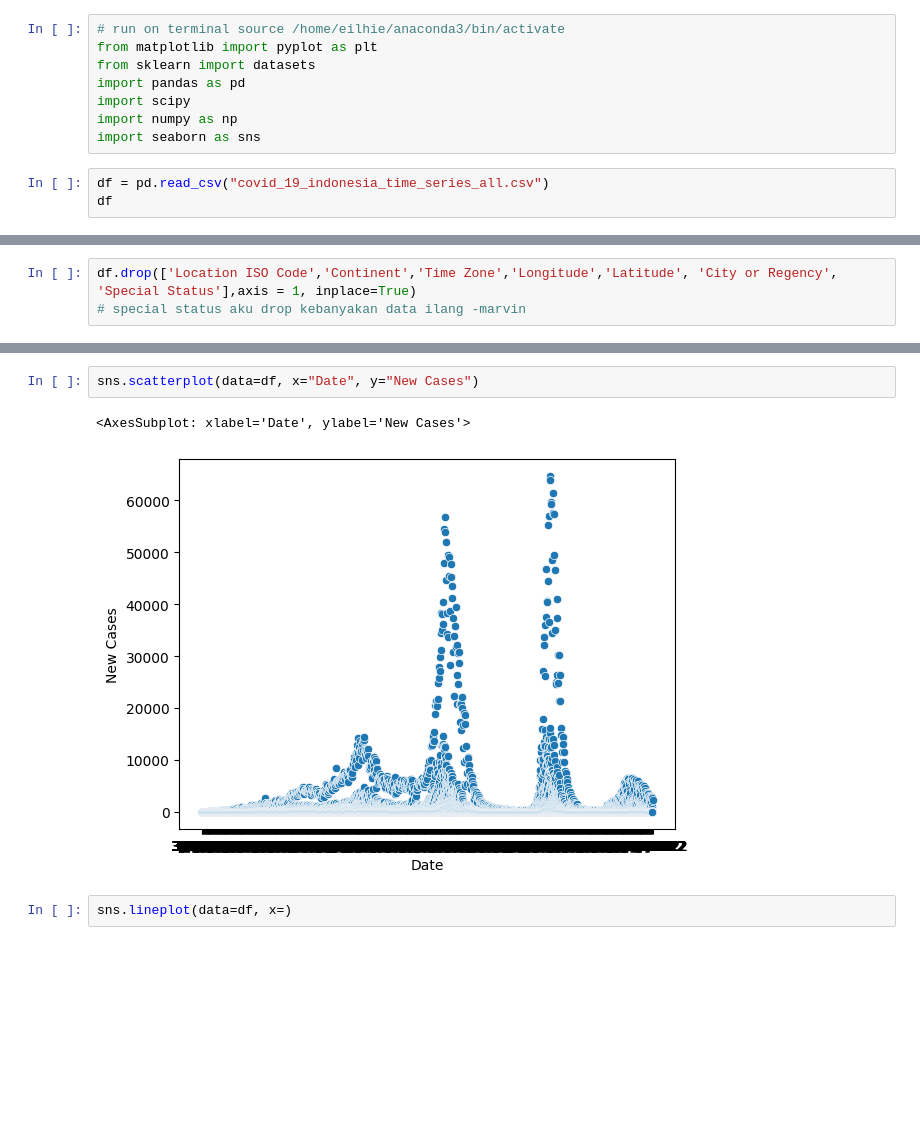
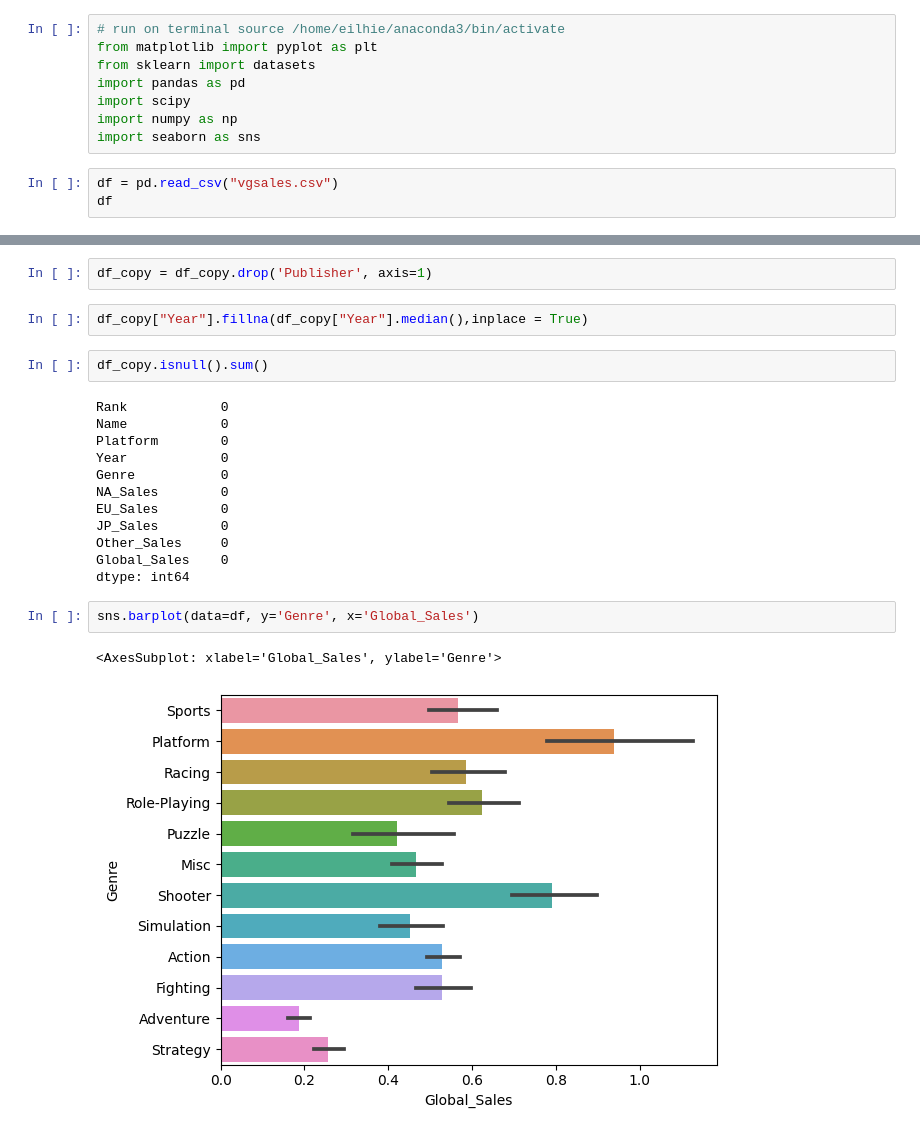
Before and after one commit to Eilhie/dasci, a Jupyter notebook: SEMESTER_2/C_DataMiningAndVisualization/graph.ipynb, the cells around one changed output, grey strips where cells are left out. Cells and saved outputs as stored; diff of their text form; blank space fills up the shorter version.

```diff
--- a/SEMESTER_2/C_DataMiningAndVisualization/graph.ipynb
+++ b/SEMESTER_2/C_DataMiningAndVisualization/graph.ipynb
@@ -124,6 +124,6 @@ import scipy
 import numpy as np
 import seaborn as sns
 # %%
-df = pd.read_csv("covid_19_indonesia_time_series_all.csv")
+df = pd.read_csv("vgsales.csv")
 df
 # %% [output]
@@ -176,6 +176,3 @@ memory usage: 9.2+ MB
-# %%
-df.drop(['Location ISO Code','Continent','Time Zone','Longitude','Latitude', 'City or Regency', 'Special Status'],axis = 1, inplace=True)
-# special status aku drop kebanyakan data ilang -marvin
 # %%
 df.head()
 # %% [output]
@@ -209,7 +233,23 @@ memory usage: 7.5+ MB
+# %%
+df_copy = df_copy.drop('Publisher', axis=1)
+# %%
+df_copy["Year"].fillna(df_copy["Year"].median(),inplace = True)
+# %%
+df_copy.isnull().sum()
+# %% [output]
+Rank            0
+Name            0
+Platform        0
+Year            0
+Genre           0
+NA_Sales        0
+EU_Sales        0
+JP_Sales        0
+Other_Sales     0
+Global_Sales    0
+dtype: int64
 # %%
-sns.scatterplot(data=df, x="Date", y="New Cases")
+sns.barplot(data=df, y='Genre', x='Global_Sales')
 # %% [output]
-<AxesSubplot: xlabel='Date', ylabel='New Cases'>
+<AxesSubplot: xlabel='Global_Sales', ylabel='Genre'>
-[figure, old version]
+[figure, new version]
-# %%
-sns.lineplot(data=df, x=)
```
Also changed, not shown: parts of 8 cells of this notebook.
